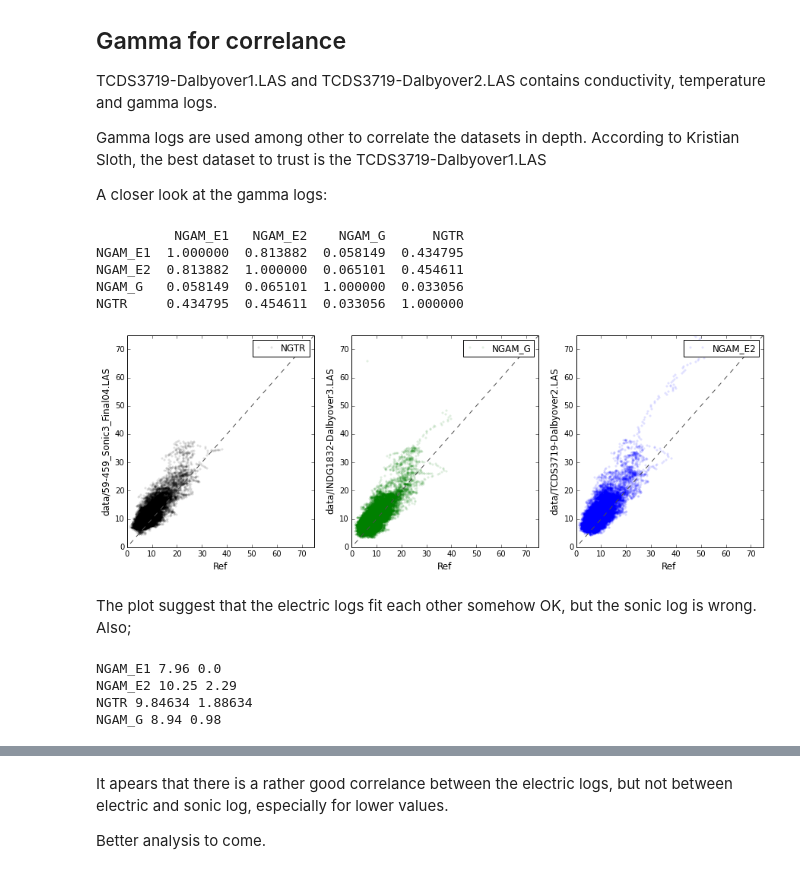
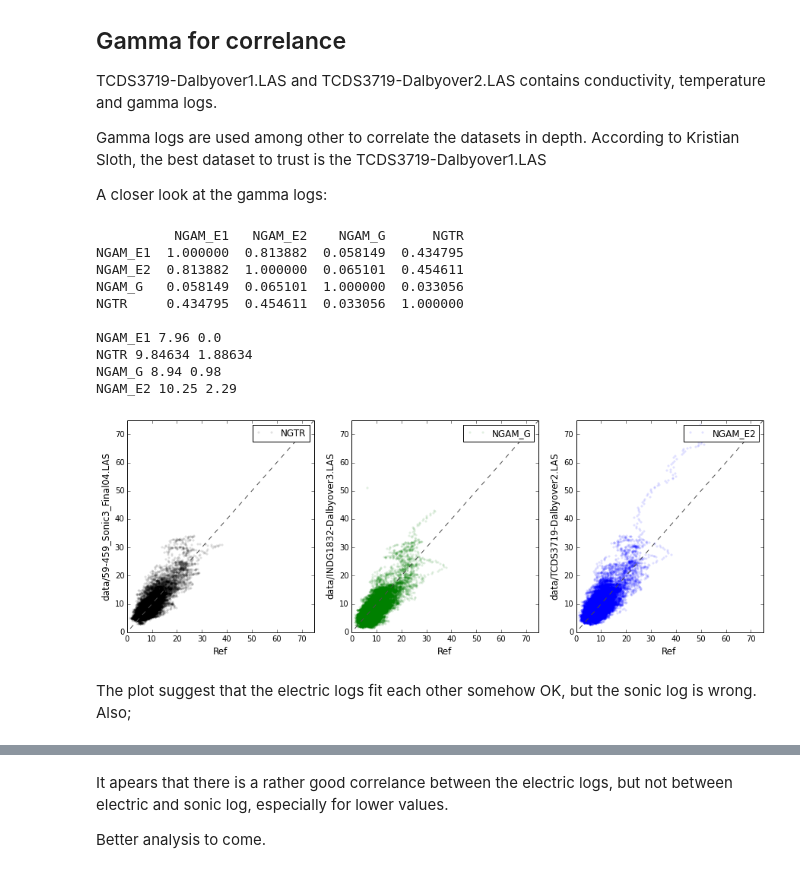
Before and after one commit to TobbeTripitaka/Dalbyover, a Jupyter notebook: Dalbyover sonic log.ipynb, the cells around one changed output, grey strips where cells are left out. Saved outputs shown, nothing was run; the diff lists cells and outputs as text; code cells hidden in the pictures.

```diff
--- a/Dalbyover sonic log.ipynb
+++ b/Dalbyover sonic log.ipynb
@@ -252,50 +252,53 @@ Gamma logs are used among other to correlate the datasets in depth. According to
 A closer look at the gamma logs:
 # %%
 def corr_plot(x,corr_color,corr_label,y_label,sub):
+    dc_corr = data[i].median()-ref_median
     ax = plt.subplot(sub)
-    plt.plot(ref, x, corr_color, label = corr_label, alpha = 0.1, markersize=5,markevery=1)
+    plt.plot(ref, x-dc_corr, corr_color, label = corr_label, alpha = 0.1, markersize=5,markevery=1)
     plt.legend()
     plt.xlabel('Ref', fontsize = 12)
     plt.ylabel(y_label, fontsize = 12)
     ax.plot([-75, 75], [-75, 75], ls="--", c=".3")
     plt.xlim(0, 75)
     plt.ylim(0, 75)
     return;
 
 # According to Kristian Sloth, the most relyable dataset
 ref= data['NGAM_E1'].values
+ref_median = data['NGAM_E1'].median()
 
 #List correlation
 gamma_corr = pd.concat([data['NGAM_E1'], data['NGAM_E2'],
                         data['NGAM_G'], data['NGTR']], axis=1)
 
 corr = gamma_corr.corr(method='pearson', min_periods=1)
 print corr
+print
+
+for i in ['NGAM_E1','NGTR','NGAM_G','NGAM_E2']:
+    i_median = data[i].median()
+    print i, i_median,  i_median-ref_median
 
 # Plot correlation
 fig = plt.figure(figsize=(15,5))
-corr_plot(smooth_filter(data['NGTR'],40),'k.','NGTR',in_sonic,131)
-corr_plot(smooth_filter(data['NGAM_G'],40),'g.','NGAM_G',in_gamma,132)
-corr_plot(smooth_filter(data['NGAM_E2'],40),'b.','NGAM_E2',in_electric[1],133)
+corr_plot(smooth_filter(data['NGTR']),'k.','NGTR',in_sonic,131)
+corr_plot(smooth_filter(data['NGAM_G']),'g.','NGAM_G',in_gamma,132)
+corr_plot(smooth_filter(data['NGAM_E2']),'b.','NGAM_E2',in_electric[1],133)
+
+
 
 plt.show()
 # %% [output]
           NGAM_E1   NGAM_E2    NGAM_G      NGTR
 NGAM_E1  1.000000  0.813882  0.058149  0.434795
 NGAM_E2  0.813882  1.000000  0.065101  0.454611
 NGAM_G   0.058149  0.065101  1.000000  0.033056
 NGTR     0.434795  0.454611  0.033056  1.000000
+
+NGAM_E1 7.96 0.0
+NGTR 9.84634 1.88634
+NGAM_G 8.94 0.98
+NGAM_E2 10.25 2.29
-[figure, old version]
+[figure, new version]
 # %% [markdown]
 The plot suggest that the electric logs fit each other somehow OK, but the sonic log is wrong. Also;
-# %%
-ref_median = data['NGAM_E1'].median()
-
-for i in ['NGAM_E1','NGAM_E2','NGTR','NGAM_G']:
-    i_median = data[i].median()
-    print i, i_median,  i_median-ref_median
-# %% [output]
-NGAM_E1 7.96 0.0
-NGAM_E2 10.25 2.29
-NGTR 9.84634 1.88634
-NGAM_G 8.94 0.98
```
Also changed, not shown: parts of 4 cells of this notebook, 4 other files.
